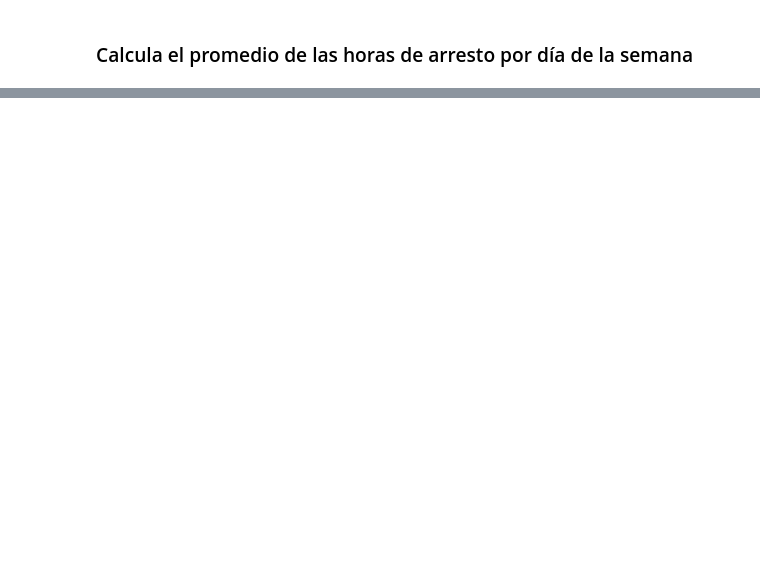
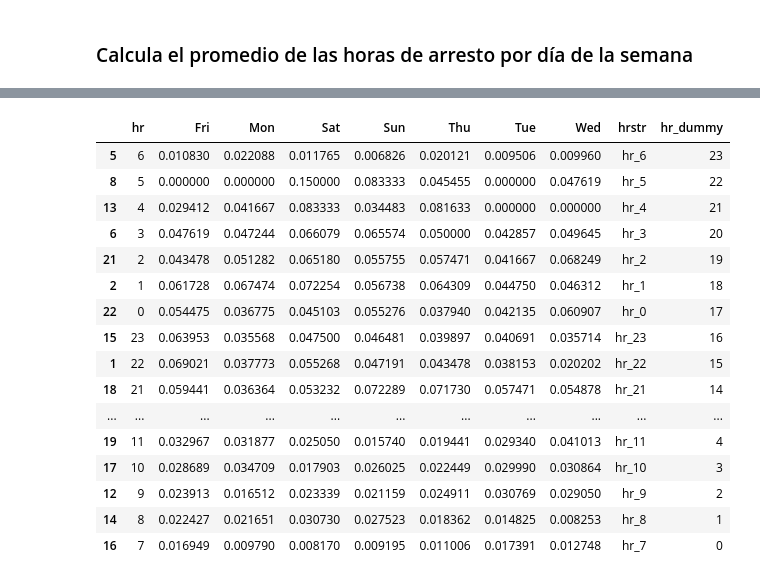
Before and after one commit to SABRIS13/Machine_Learning_Production, a Jupyter notebook: Pyspark_proyecto_Stanford_open_police_project.ipynb, the cells around one changed output, grey strips where cells are left out. Saved outputs shown, nothing was run; the diff lists cells and outputs as text; code cells hidden in the pictures; blank space fills up the shorter version.

```diff
--- a/Pyspark_proyecto_Stanford_open_police_project.ipynb
+++ b/Pyspark_proyecto_Stanford_open_police_project.ipynb
@@ -225,9 +495,9 @@ Analiza la frecuencia de las clases en search-rate:
 # %%
 hr_arrest = (ri
              .withColumn('is_arrested', F.when(F.col('is_arrested')==True, 1)
-             .otherwise(0))
-             .withColumn('weekday', F.date_format(F.col('stop_datetime'), 'E'))
-             .groupBy(['weekday', F.hour('stop_datetime').alias('hr')])
+                                      .otherwise(0))
+             .withColumn('weekday', F.date_format(F.col('stop_date'), 'E'))
+             .groupBy(['weekday', F.hour('stop_time').alias('hr')])
              .agg(F.avg('is_arrested').alias('avg'))
              .groupBy('hr')
              .pivot('weekday')
@@ -235,3 +505,4 @@ hr_arrest = (ri
              .toPandas()
              .sort_values(by='hr', ascending = False)
              )
+hr_arrest
@@ -238,7 +527,26 @@ hr_arrest = (ri
 # %%
 hr_arrest['hrstr'] = hr_arrest.hr.apply(lambda x: 'hr_' + str(x))
 hr_arrest['hr_dummy'] = hr_arrest.hr.apply(lambda x: x - 7 if x - 7 >= 0 else x + 17)
 hr_arrest.sort_values(by='hr_dummy', ascending=False, inplace=True)
+hr_arrest
+# %% [output]
+|  | hr | Fri | Mon | Sat | Sun | Thu | Tue | Wed | hrstr | hr_dummy |
+| 5 | 6 | 0.010830 | 0.022088 | 0.011765 | 0.006826 | 0.020121 | 0.009506 | 0.009960 | hr_6 | 23 |
+| 8 | 5 | 0.000000 | 0.000000 | 0.150000 | 0.083333 | 0.045455 | 0.000000 | 0.047619 | hr_5 | 22 |
+| 13 | 4 | 0.029412 | 0.041667 | 0.083333 | 0.034483 | 0.081633 | 0.000000 | 0.000000 | hr_4 | 21 |
+| 6 | 3 | 0.047619 | 0.047244 | 0.066079 | 0.065574 | 0.050000 | 0.042857 | 0.049645 | hr_3 | 20 |
+| 21 | 2 | 0.043478 | 0.051282 | 0.065180 | 0.055755 | 0.057471 | 0.041667 | 0.068249 | hr_2 | 19 |
+| 2 | 1 | 0.061728 | 0.067474 | 0.072254 | 0.056738 | 0.064309 | 0.044750 | 0.046312 | hr_1 | 18 |
+| 22 | 0 | 0.054475 | 0.036775 | 0.045103 | 0.055276 | 0.037940 | 0.042135 | 0.060907 | hr_0 | 17 |
+| 15 | 23 | 0.063953 | 0.035568 | 0.047500 | 0.046481 | 0.039897 | 0.040691 | 0.035714 | hr_23 | 16 |
+| 1 | 22 | 0.069021 | 0.037773 | 0.055268 | 0.047191 | 0.043478 | 0.038153 | 0.020202 | hr_22 | 15 |
+| 18 | 21 | 0.059441 | 0.036364 | 0.053232 | 0.072289 | 0.071730 | 0.057471 | 0.054878 | hr_21 | 14 |
+| ... | ... | ... | ... | ... | ... | ... | ... | ... | ... | ... |
+| 19 | 11 | 0.032967 | 0.031877 | 0.025050 | 0.015740 | 0.019441 | 0.029340 | 0.041013 | hr_11 | 4 |
+| 17 | 10 | 0.028689 | 0.034709 | 0.017903 | 0.026025 | 0.022449 | 0.029990 | 0.030864 | hr_10 | 3 |
+| 12 | 9 | 0.023913 | 0.016512 | 0.023339 | 0.021159 | 0.024911 | 0.030769 | 0.029050 | hr_9 | 2 |
+| 14 | 8 | 0.022427 | 0.021651 | 0.030730 | 0.027523 | 0.018362 | 0.014825 | 0.008253 | hr_8 | 1 |
+| 16 | 7 | 0.016949 | 0.009790 | 0.008170 | 0.009195 | 0.011006 | 0.017391 | 0.012748 | hr_7 | 0 |
 # %%
 # Grafica la tabla anterior como un radar chart
 # %%
```
Also changed, not shown: parts of 29 cells of this notebook.
